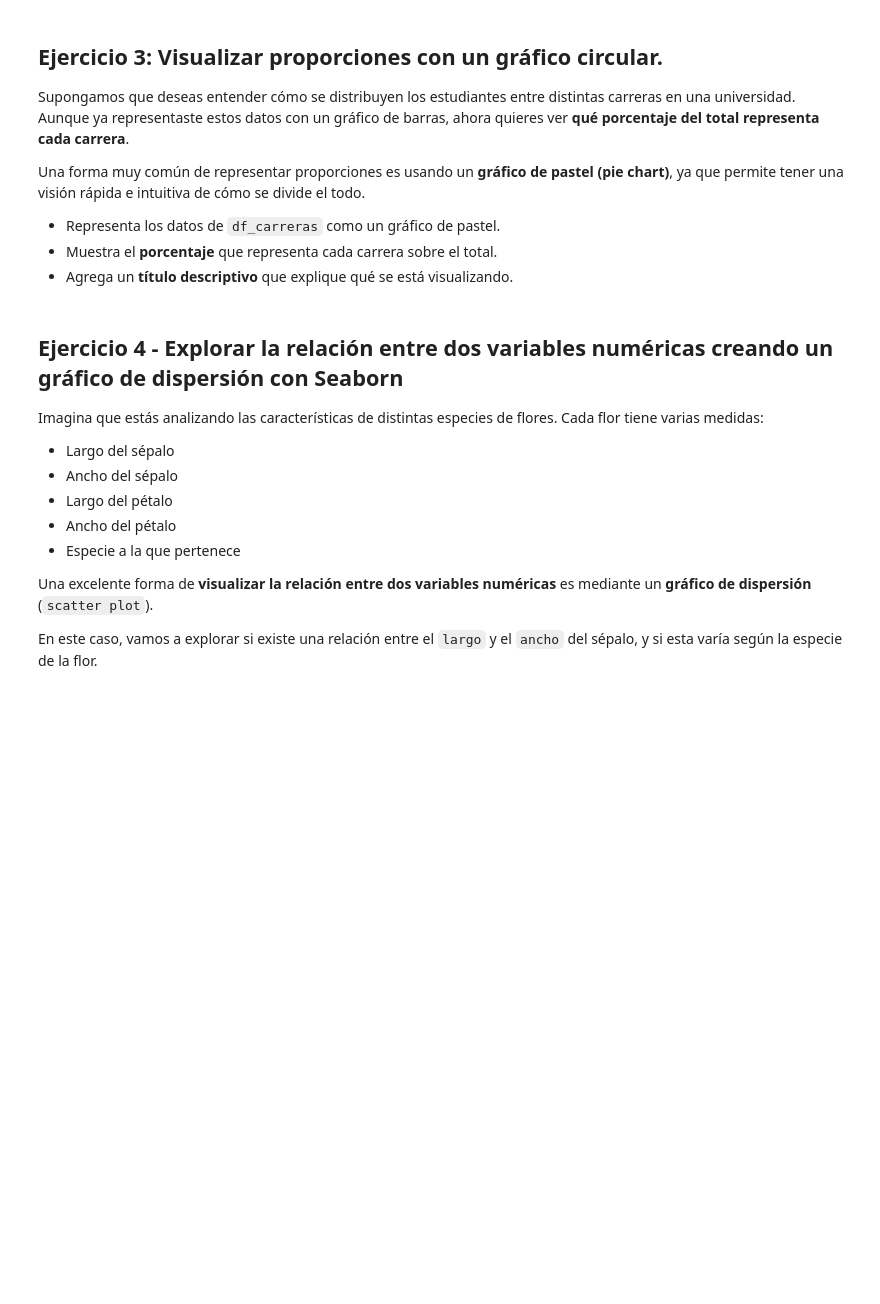
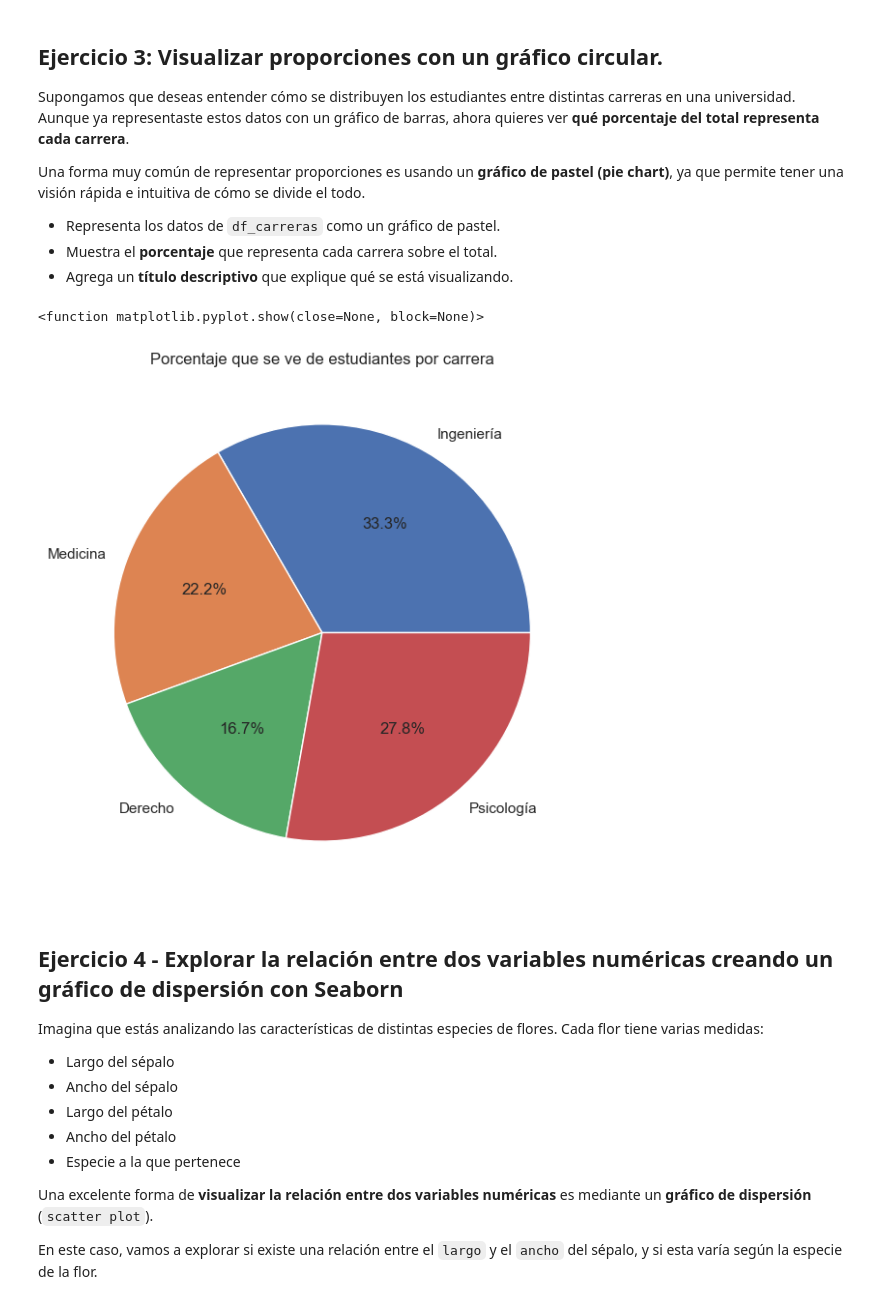
Before and after one commit to 4GeeksAcademy/Antuanvisualization-exercises-with-matplot-and-seaborn, a Jupyter notebook: notebook/Proyecto 2.ipynb, the cells around one changed output. Saved outputs shown, nothing was run; the diff lists cells and outputs as text; code cells hidden in the pictures; blank space fills up the shorter version.

```diff
--- a/notebook/Proyecto 2.ipynb
+++ b/notebook/Proyecto 2.ipynb
@@ -116,7 +131,14 @@ Una forma muy común de representar proporciones es usando un **gráfico de past
 # %%
 df_carreras
 
+plt.figure(figsize=(7,7))
+plt.pie(df_carreras["Estudiantes"], labels=df_carreras["Carrera"],autopct='%1.1f%%') # Label me ayuda a mostrar la porcion de las Carreras y autopct me ayuda a mostrarlos en numeros
+plt.title("Porcentaje que se ve de estudiantes por carrera")
+plt.show
 # tu código
+# %% [output]
+<function matplotlib.pyplot.show(close=None, block=None)>
+[figure, added]
 # %% [markdown]
 ## Ejercicio 4 - Explorar la relación entre dos variables numéricas creando un gráfico de dispersión con Seaborn
 
```
Also changed, not shown: parts of 6 cells of this notebook, 1 other file.
